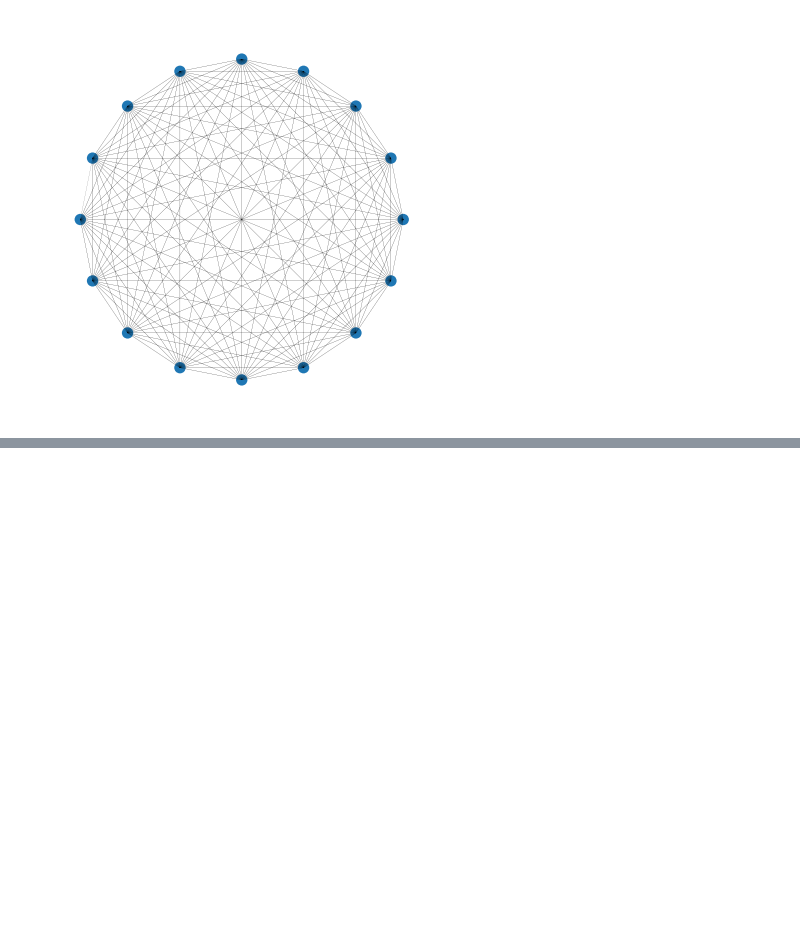
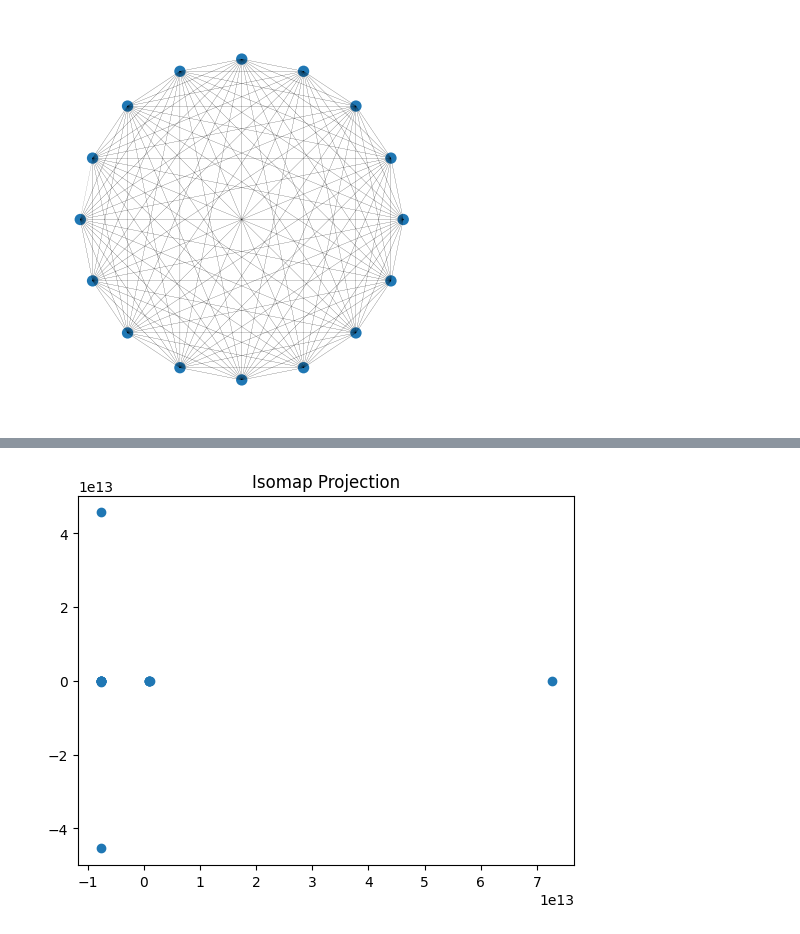
Before and after one commit to mauro-vb/graph-visualization-project, a Jupyter notebook: notebooks/pruebas.ipynb, the cells around one changed output, grey strips where cells are left out. Saved outputs shown, nothing was run; the diff lists cells and outputs as text; code cells hidden in the pictures; blank space fills up the shorter version.

```diff
--- a/notebooks/pruebas.ipynb
+++ b/notebooks/pruebas.ipynb
@@ -38,0 +712,6 @@ plot_graph(adj_matrix=adj_matrix,custom_xlim=(0,100),custom_ylim=(0,100),layout_
+# %%
+plt.scatter(isomap_embedding[:, 0], isomap_embedding[:, 1])
+plt.title('Isomap Projection')
+plt.show()
+# %% [output]
+[figure, added]
```
Also changed, not shown: parts of 8 cells of this notebook, 1 other file.
